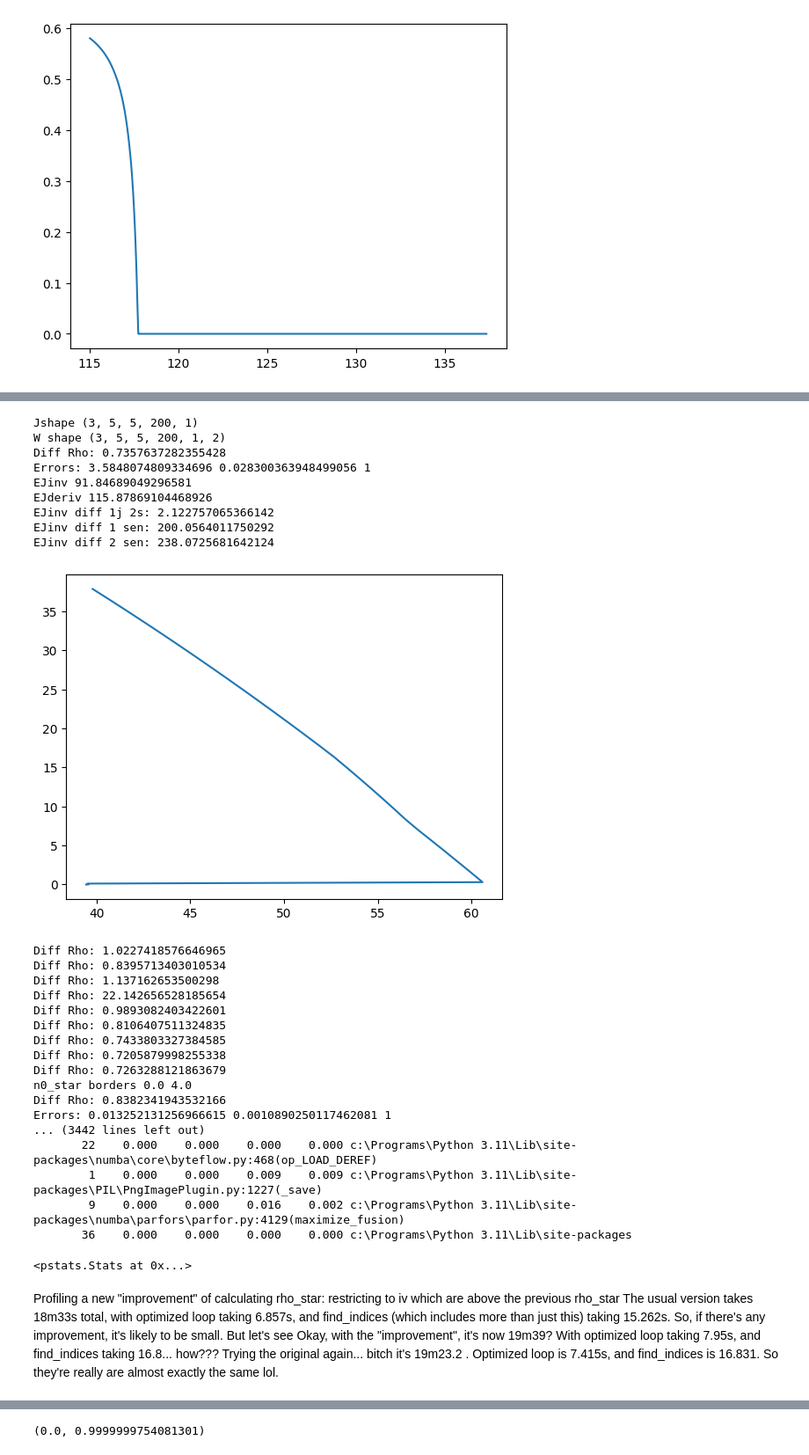
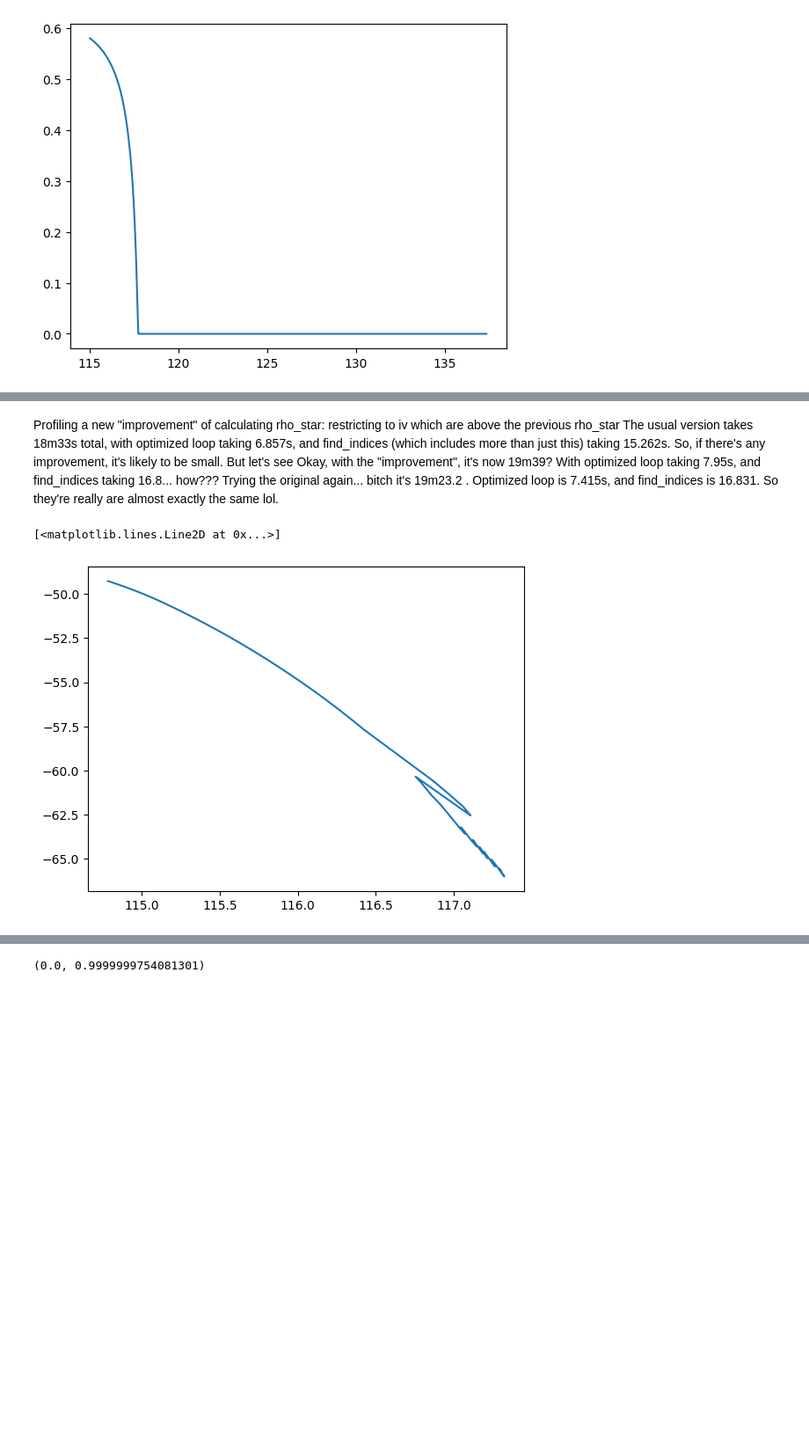
Before and after one commit to zalandru/Dynamic-Contracting-Multi-worker-Firm, a Jupyter notebook: Multiworker_wage_2steps/Initiating MWF.ipynb, the cells around one changed output, grey strips where cells are left out. Shown: that part at 88% size. Drawn from its saved outputs; the diff is of its cells as text; code cells hidden in the pictures; blank space fills up the shorter version.

```diff
--- a/Multiworker_wage_2steps/Initiating MWF.ipynb
+++ b/Multiworker_wage_2steps/Initiating MWF.ipynb
@@ -52,7 +52,7 @@ mwc_Rho=MultiworkerContract(p,cc.js)
 
 profiler = cProfile.Profile()
 profiler.enable()
-(mwc_Rho_J,mwc_Rho_W,mwc_Rho_U,mwc_Rho_Rho,mwc_Rho_Wstar,mwc_Rho_sep,mwc_Rho_n0,mwc_Rho_n1)=mwc_Rho.J()
+(mwc_Rho_J,mwc_Rho_W,mwc_Rho_U,mwc_Rho_Rho,mwc_Rho_Wstar,mwc_Rho_sep,mwc_Rho_n0,mwc_Rho_n1)=mwc_Rho.J_sep()
 profiler.disable()
 # Print profiling results
 stats = pstats.Stats(profiler).sort_stats(pstats.SortKey.TIME)
@@ -89,45 +60,20 @@ KeyboardInterrupt:
-# %%
-from Multiworker_Contract_hire_Rho_noapprox import MultiworkerContract
-mwc_Rho=MultiworkerContract(p,cc.js)
-
-profiler = cProfile.Profile()
-profiler.enable()
-(mwc_Rho_J,mwc_Rho_W,mwc_Rho_U,mwc_Rho_Rho,mwc_Rho_Wstar,mwc_Rho_sep,mwc_Rho_n0,mwc_Rho_n1)=mwc_Rho.J()
-profiler.disable()
-# Print profiling results
-stats = pstats.Stats(profiler).sort_stats(pstats.SortKey.TIME)
-stats.print_stats()
-# %% [output]
-Jshape (3, 5, 5, 200, 1)
-W shape (3, 5, 5, 200, 1, 2)
-Diff Rho: 0.7357637282355428
-Errors: 3.5848074809334696 0.028300363948499056 1
-EJinv 91.84689049296581
-EJderiv 115.87869104468926
-EJinv diff 1j 2s: 2.122757065366142
-EJinv diff 1 sen: 200.0564011750292
-EJinv diff 2 sen: 238.0725681642124
-[figure, removed]
-Diff Rho: 1.0227418576646965
-Diff Rho: 0.8395713403010534
-Diff Rho: 1.137162653500298
-Diff Rho: 22.142656528185654
-Diff Rho: 0.9893082403422601
-Diff Rho: 0.8106407511324835
-Diff Rho: 0.7433803327384585
-Diff Rho: 0.7205879998255338
-Diff Rho: 0.7263288121863679
-n0_star borders 0.0 4.0
-Diff Rho: 0.8382341943532166
-Errors: 0.013252131256966615 0.0010890250117462081 1
-... (3442 lines left out)
-       22    0.000    0.000    0.000    0.000 c:\Programs\Python 3.11\Lib\site-packages\numba\core\byteflow.py:468(op_LOAD_DEREF)
-        1    0.000    0.000    0.009    0.009 c:\Programs\Python 3.11\Lib\site-packages\PIL\PngImagePlugin.py:1227(_save)
-        9    0.000    0.000    0.016    0.002 c:\Programs\Python 3.11\Lib\site-packages\numba\parfors\parfor.py:4129(maximize_fusion)
-       36    0.000    0.000    0.000    0.000 c:\Programs\Python 3.11\Lib\site-packages
-<pstats.Stats at 0x...>
 # %% [markdown]
 Profiling a new "improvement" of calculating rho_star: restricting to iv which are above the previous rho_star
 The usual version takes 18m33s total, with optimized loop taking 6.857s, and find_indices (which includes more than just this) taking 15.262s. So, if there's any improvement, it's likely to be small. But let's see
 Okay, with the "improvement", it's now 19m39? With optimized loop taking 7.95s, and find_indices taking 16.8... how???
 Trying the original again... bitch it's 19m23.2 . Optimized loop is 7.415s, and find_indices is 16.831. So they're really are almost exactly the same lol.
+# %%
+prod = p.z_0-2
+j=1
+s=2
+minv= 0
+q = 0
+plt.plot(mwc_Rho_W[prod,j,s,:,q,1],mwc_Rho_J[prod,j,s,:,q])
+#plt.plot(mwc_Rho_W[prod,j,s,:,q,1],mwc_Rho.J1p.eval_at_W1(mwc_Rho_W[...,1])[prod,j,s,:,q])
+#plt.plot(mwc_Rho_W[prod,j,s,:,0,1],mwc_Rho_Rho[prod,j,s,:,0]) #Why is Rho convex??? Why J is concave? Also it's not smooth at highest productivity, effect of hiring i'd wager
+#plt.plot(mwc_Rho_W[prod,j,s,:,0,1],mwc_Rho_n0[prod,j,s,:,0])
+#plt.plot(mwc_Rho.w_grid,mwc_Rho_W[p.z_0-1,j,s,:,0,1])
+#plt.plot(mwc_Rho.w_grid,mwc_Rho_J[p.z_0-1,j,s,:,0])
+# %% [output]
+[<matplotlib.lines.Line2D at 0x...>]
+[figure, added]
```
Also changed, not shown: parts of 5 cells of this notebook, 6 other files.
